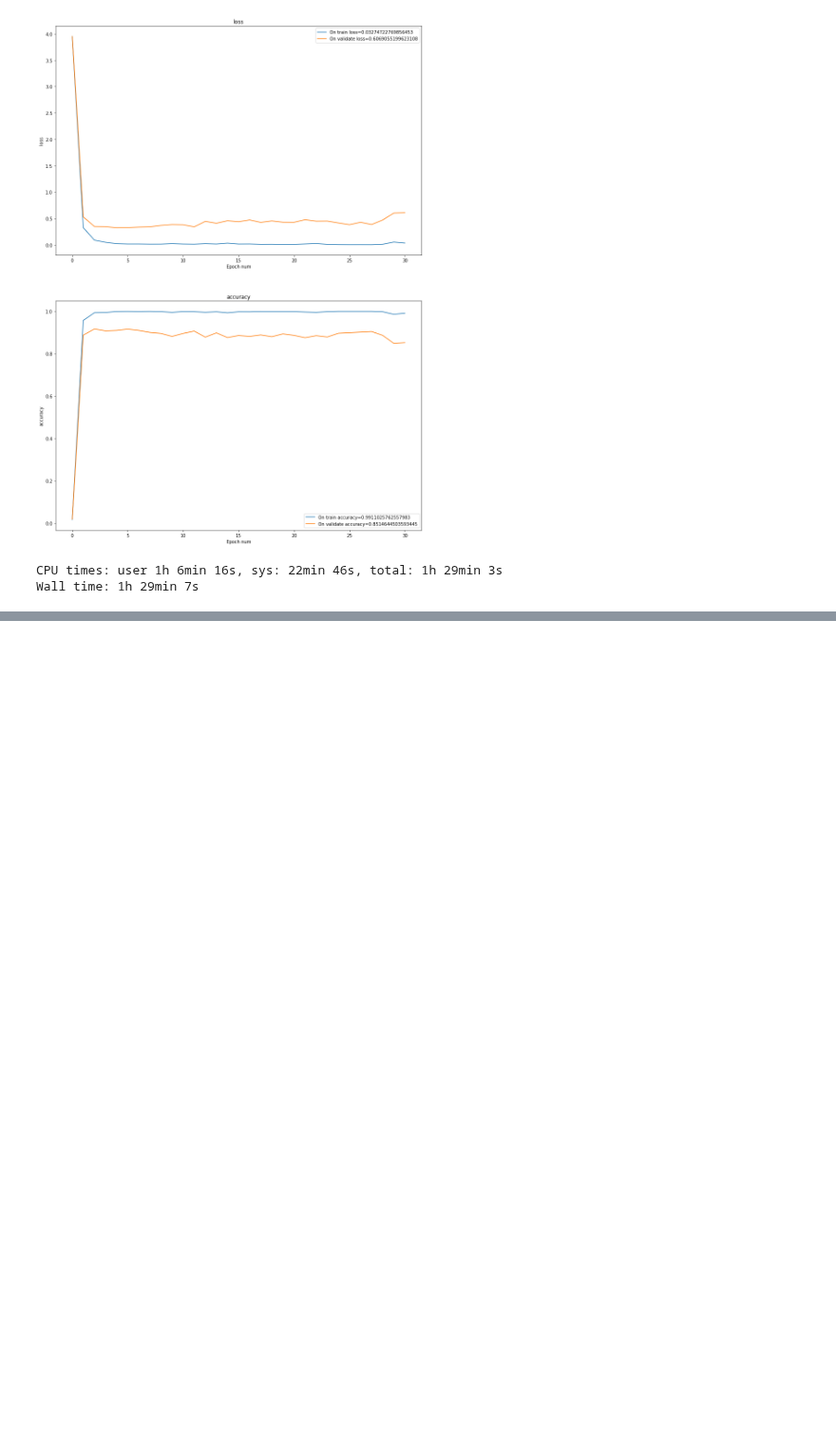
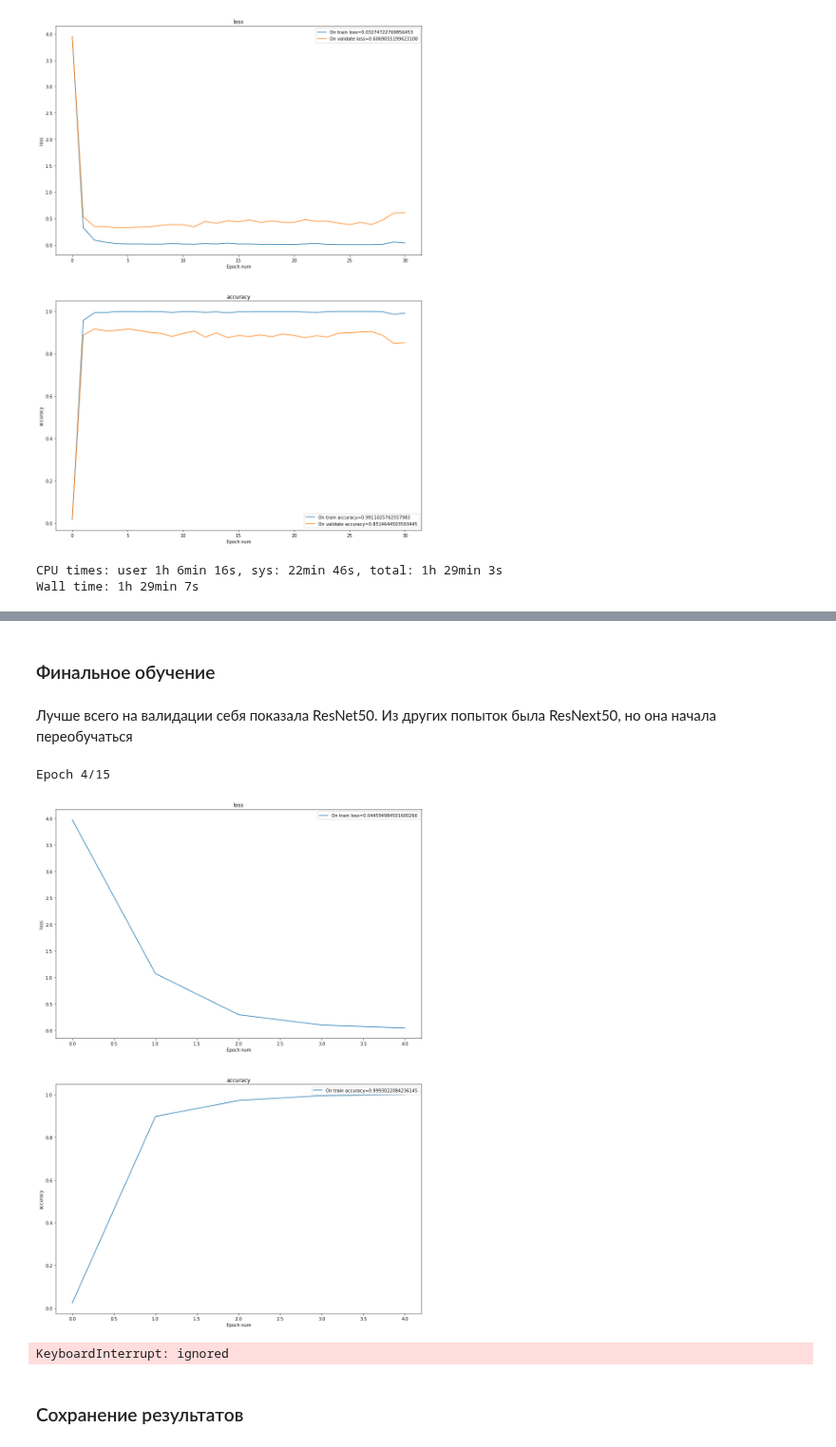
Before and after one commit to alex-kozinov/courses, a Jupyter notebook: mipt-ml-beginning/labs/03_dl/Lab3_DL_parts_4_and_5_optional.ipynb, the cells around one changed output, grey strips where cells are left out. Shown at 95% size. Drawn from its saved outputs; the diff is of its cells as text; code cells hidden in the pictures; blank space fills up the shorter version.

```diff
--- a/mipt-ml-beginning/labs/03_dl/Lab3_DL_parts_4_and_5_optional.ipynb
+++ b/mipt-ml-beginning/labs/03_dl/Lab3_DL_parts_4_and_5_optional.ipynb
@@ -779,0 +812,18 @@ Wall time: 1h 29min 7s
+# %% [markdown]
+### Финальное обучение
+# %% [markdown]
+Лучше всего на валидации себя показала ResNet50. Из других попыток была ResNext50, но она начала переобучаться
+# %%
+%%time
+resnet50 = get_resnet50(50).to(device)
+resnet50_lm = LearningModel(resnet50, 'ResNet50')
+dataloaders = {
+    'train' : full_train_loader
+}
+resnet50_lm.fit(dataloaders, n_epoch=15)
+# %% [output]
+Epoch 4/15
+[figure, added]
+KeyboardInterrupt: ignored
+# %% [markdown]
+### Сохранение результатов
```
Also changed, not shown: parts of 11 cells of this notebook.
